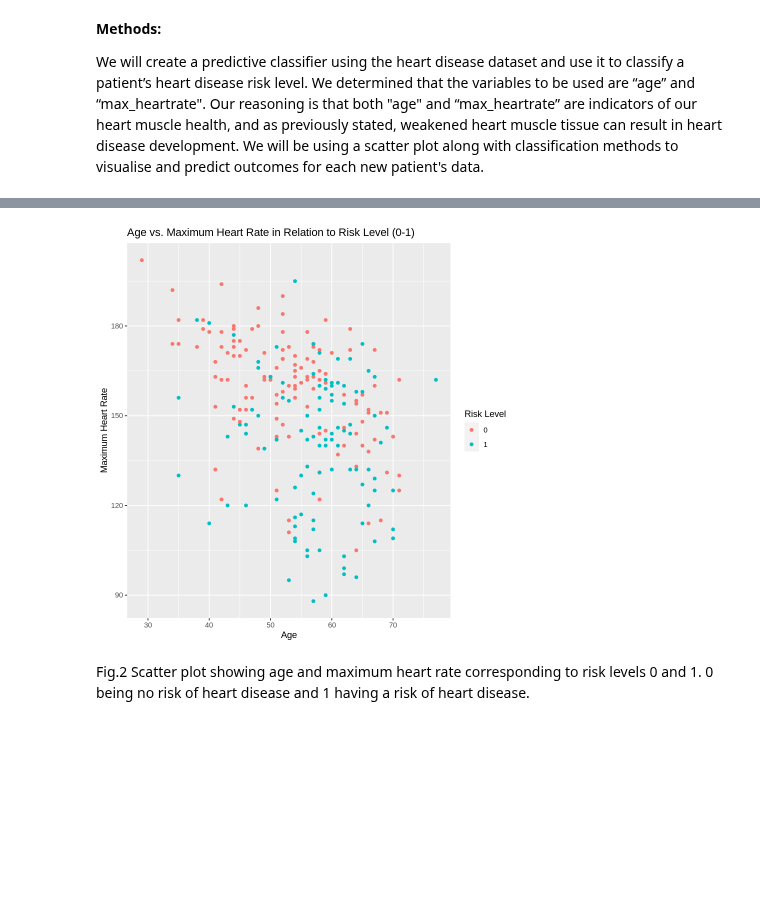
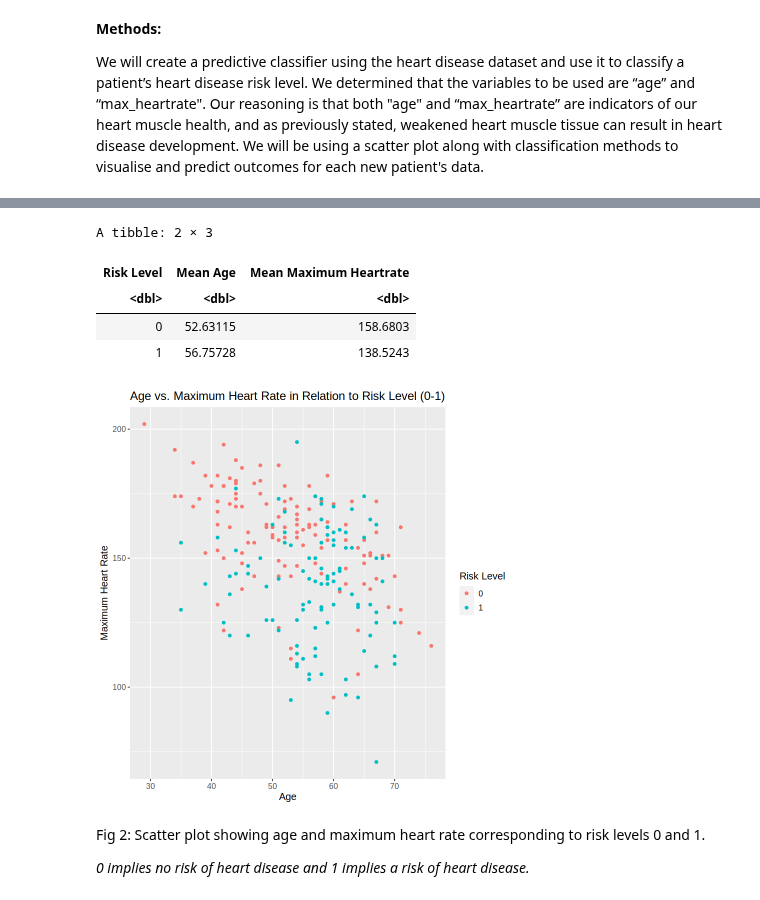
Before and after one commit to samdang03/DSCI-100_2022w2-Group-006, a Jupyter notebook: Cleveland_Heart_Data.ipynb, the cells around one changed output, grey strips where cells are left out. Cells and saved outputs as stored; diff of their text form; code cells hidden in the pictures; blank space fills up the shorter version.

```diff
--- a/Cleveland_Heart_Data.ipynb
+++ b/Cleveland_Heart_Data.ipynb
@@ -122,20 +150,38 @@ In addition, there is past clinical analysis that grouped classes 1-4 together (
 # %%
-cleveland_train <- cleveland_train|>
+cleveland_train_mutated <- cleveland_train|>
                     mutate(risk_level=case_when(risk_level==0~0,risk_level==1~1,
                                          risk_level==2~1,risk_level==3~1,risk_level==4~1))
 
-age_heartrate_plot_2 <- cleveland_train |>
+predictor_mean_values_2 <- cleveland_train_mutated |>
+                        select(age, max_heartrate,risk_level) |>
+                        group_by(risk_level) |>
+                        summarize(across(age:max_heartrate, mean)) |>
+                        rename("Mean Age" = age,
+                               "Mean Maximum Heartrate" = max_heartrate,
+                               "Risk Level" = risk_level)
+
+predictor_mean_values_2
+
+age_heartrate_plot_2 <- cleveland_train_mutated |>
                         mutate(risk_level = as_factor(risk_level)) |>
                         ggplot(aes(x = age, y = max_heartrate, color=risk_level)) +
                         geom_point() +
                         xlab("Age") +
                         ylab("Maximum Heart Rate") +
                         labs(color = "Risk Level") +
-                        ggtitle("Age vs. Maximum Heart Rate in Relation to Risk Level (0-1)")
+                        ggtitle("Age vs. Maximum Heart Rate in Relation to Risk Level (0-1)") +
+                        theme(text = element_text(size=12))
 
 
 age_heartrate_plot_2
 # %% [output]
+A tibble: 2 × 3
+| Risk Level | Mean Age | Mean Maximum Heartrate |
+| <dbl> | <dbl> | <dbl> |
+| 0 | 52.63115 | 158.6803 |
+| 1 | 56.75728 | 138.5243 |
-[figure, old version]
+[figure, new version]
 # %% [markdown]
-Fig.2 Scatter plot showing age and maximum heart rate corresponding to risk levels 0 and 1. 0 being no risk of heart disease and 1 having a risk of heart disease.
+Fig 2: Scatter plot showing age and maximum heart rate corresponding to risk levels 0 and 1.
+
+*0 implies no risk of heart disease and 1 implies a risk of heart disease.*
```
Also changed, not shown: parts of 9 cells of this notebook.
